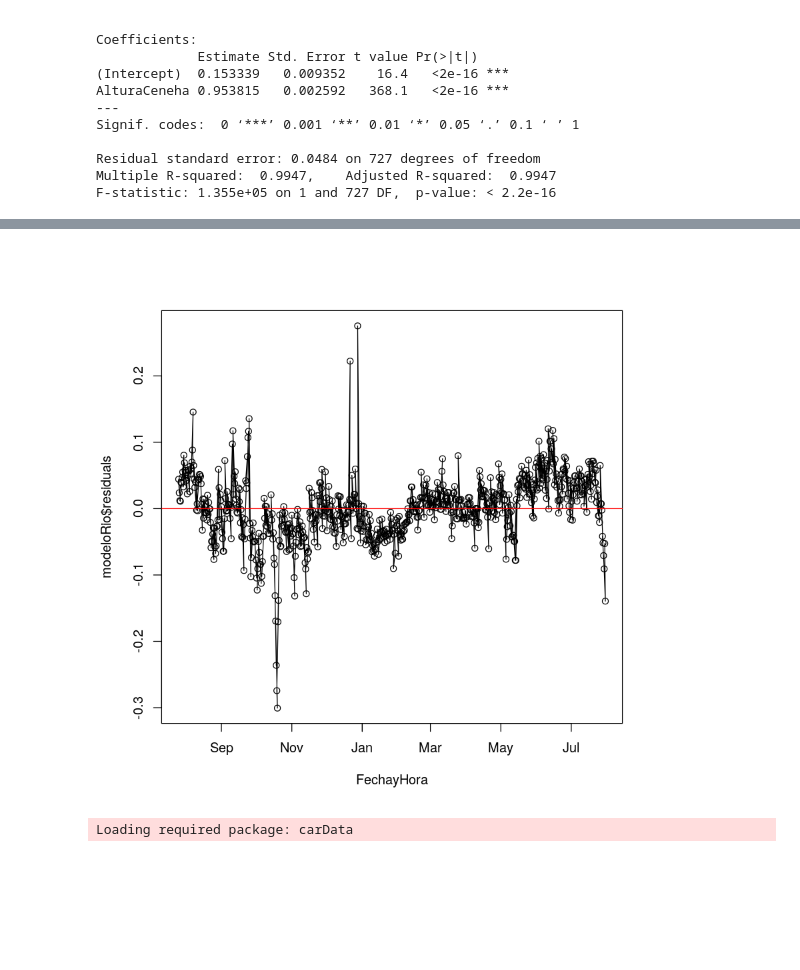
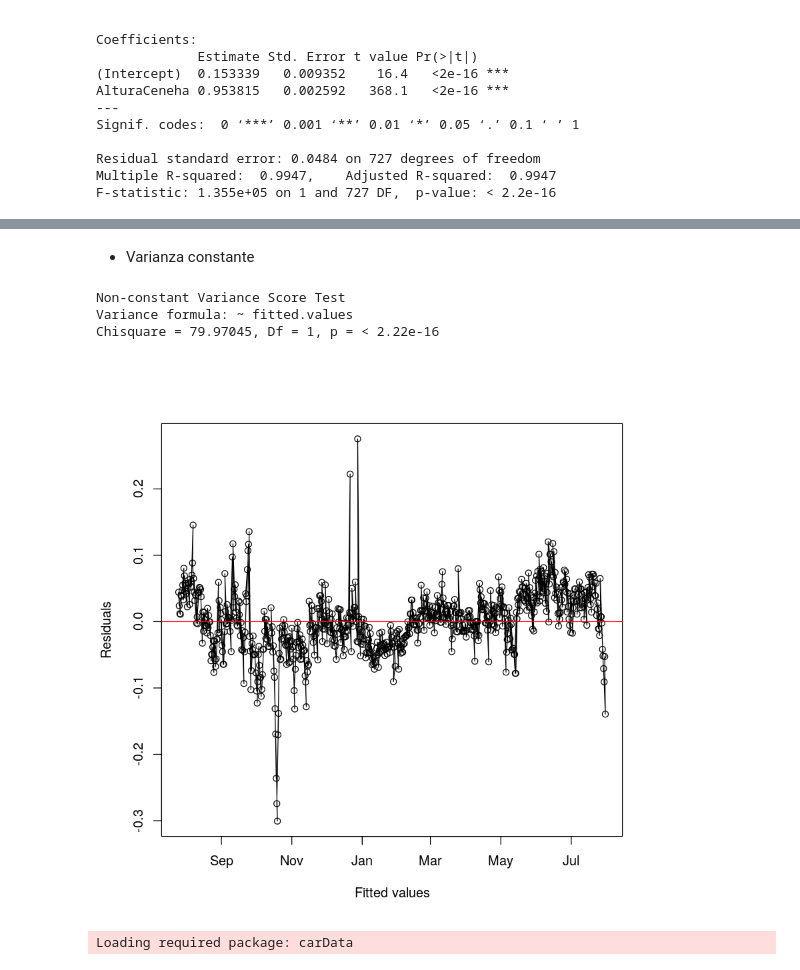
Before and after one commit to emilopez/intro-R, a Jupyter notebook: tp-final/Análisis Sensores.ipynb, the cells around one changed output, grey strips where cells are left out. Drawn from its saved outputs; the diff is of its cells as text; code cells hidden in the pictures; blank space fills up the shorter version.

```diff
--- a/tp-final/Análisis Sensores.ipynb
+++ b/tp-final/Análisis Sensores.ipynb
@@ -59,8 +117,16 @@ F-statistic: 1.355e+05 on 1 and 727 DF,  p-value: < 2.2e-16
+# %% [markdown]
+- Varianza constante
+# %%
+ncvTest(modeloRio)
+# %% [output]
+Non-constant Variance Score Test
+Variance formula: ~ fitted.values
+Chisquare = 79.97045, Df = 1, p = < 2.22e-16
 # %%
-plot(FechayHora, modeloRio$residuals, type='o')
+plot(FechayHora, modeloRio$residuals, type='o',  ylab = 'Residuals', xlab = 'Fitted values',)
 abline(h=0,col='red')
 # %% [output]
-[figure, old version]
+[figure, new version]
 # %%
 #plot(AlturaCeneha~AlturaPrefectura, main="Gráfico de dispersión", xlab="Prefectura", ylab="CENEHA", data = datos)
 #abline(lm(AlturaCeneha~AlturaPrefectura, data = datos), col="red")
```
Also changed, not shown: parts of 9 cells of this notebook.
